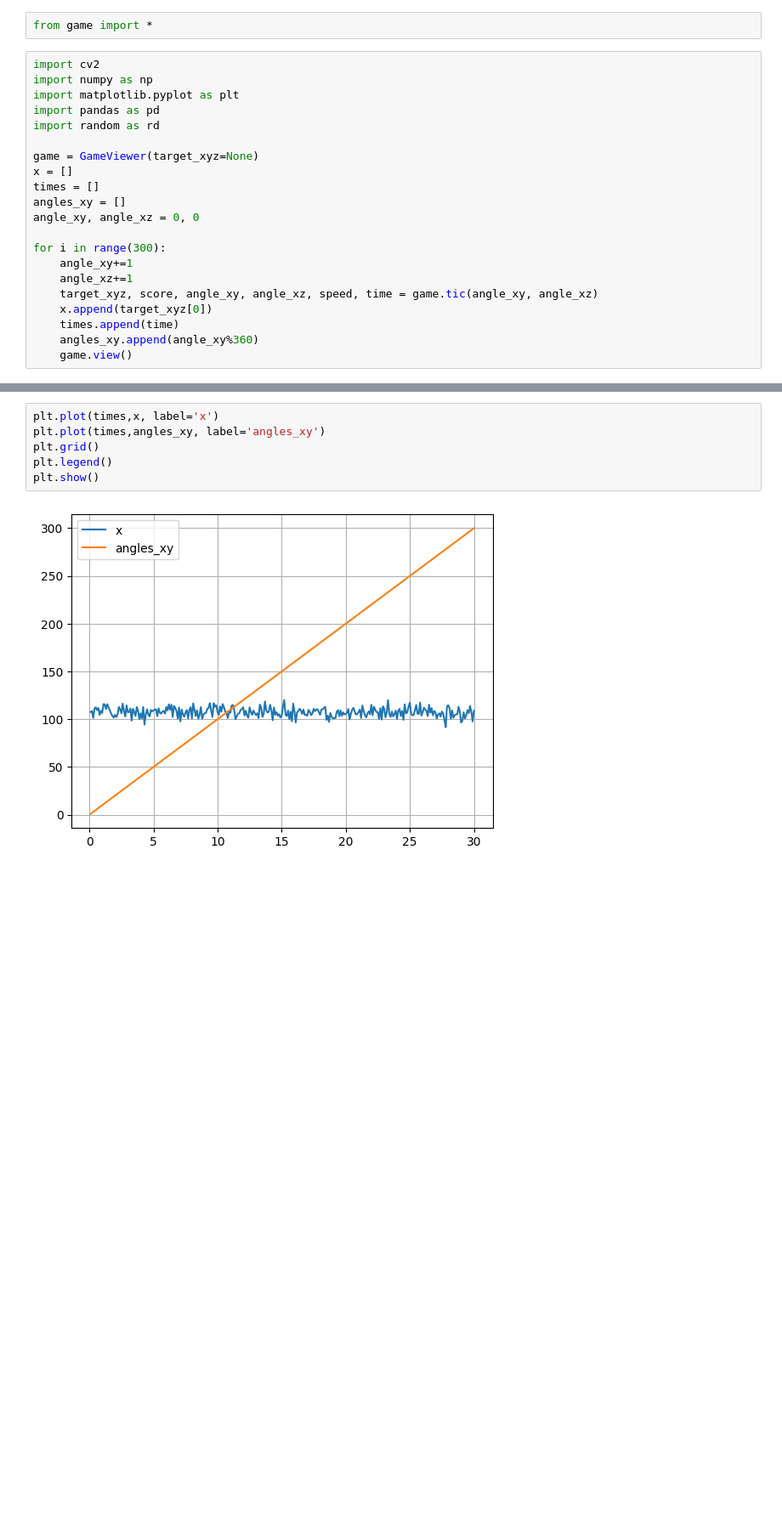
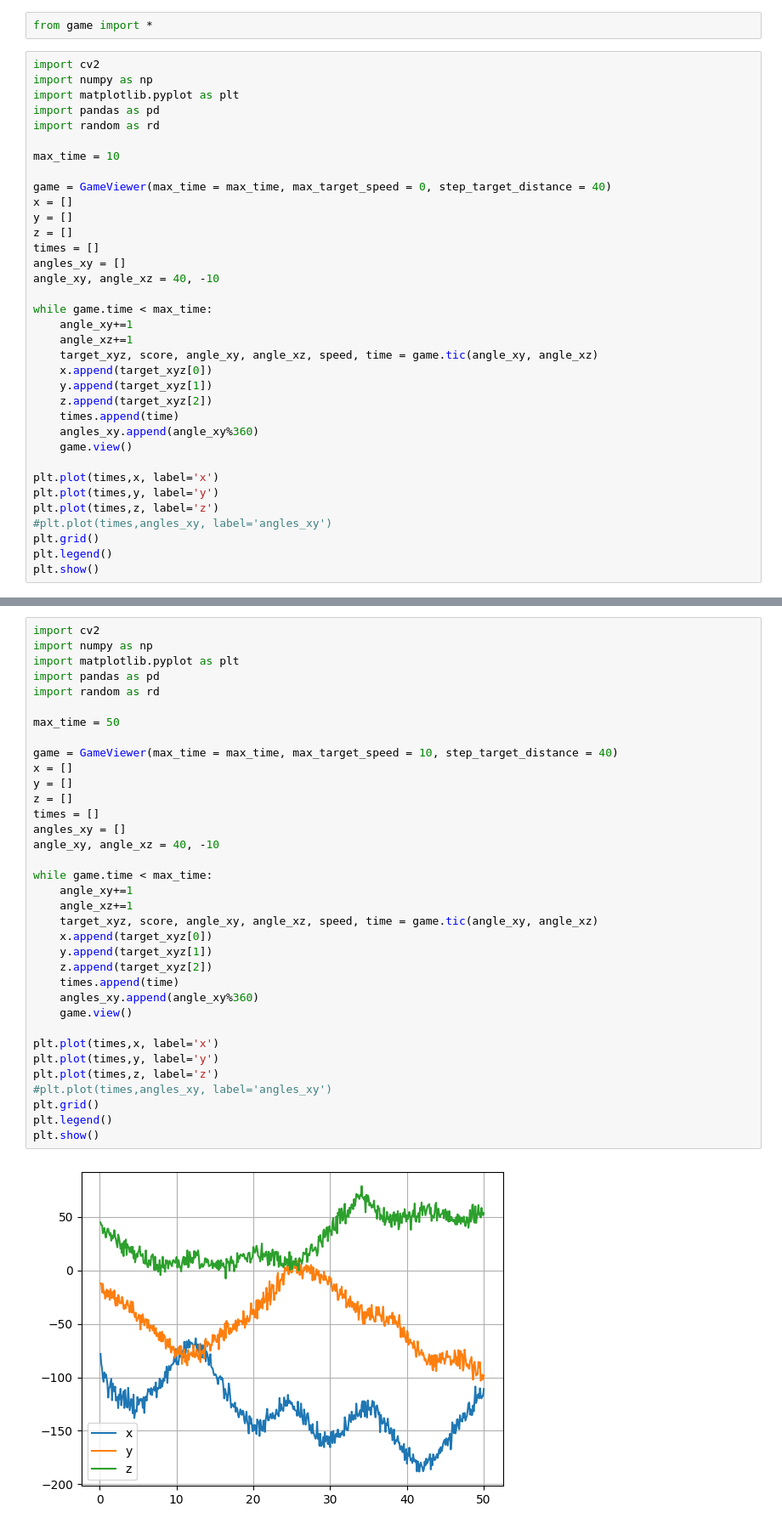
Before and after one commit to Akuva2001/MOU-Game-WaterGun, a Jupyter notebook: MOUGAME.ipynb, the cells around one changed output, grey strips where cells are left out. Shown at 85% size. Saved outputs shown, nothing was run; the diff lists cells and outputs as text; blank space fills up the shorter version.

Commit message:
target movement added

```diff
--- a/MOUGAME.ipynb
+++ b/MOUGAME.ipynb
@@ -7,17 +7,31 @@ import matplotlib.pyplot as plt
 import pandas as pd
 import random as rd
 
-game = GameViewer(target_xyz=None)
+max_time = 10
+
+game = GameViewer(max_time = max_time, max_target_speed = 0, step_target_distance = 40)
 x = []
+y = []
+z = []
 times = []
 angles_xy = []
-angle_xy, angle_xz = 0, 0
+angle_xy, angle_xz = 40, -10
 
-for i in range(300):
+while game.time < max_time:
     angle_xy+=1
     angle_xz+=1
     target_xyz, score, angle_xy, angle_xz, speed, time = game.tic(angle_xy, angle_xz)
     x.append(target_xyz[0])
+    y.append(target_xyz[1])
+    z.append(target_xyz[2])
     times.append(time)
     angles_xy.append(angle_xy%360)
     game.view()
+
+plt.plot(times,x, label='x')
+plt.plot(times,y, label='y')
+plt.plot(times,z, label='z')
+#plt.plot(times,angles_xy, label='angles_xy')
+plt.grid()
+plt.legend()
+plt.show()
@@ -24,8 +40,37 @@ for i in range(300):
 # %%
+import cv2
+import numpy as np
+import matplotlib.pyplot as plt
+import pandas as pd
+import random as rd
+
+max_time = 50
+
+game = GameViewer(max_time = max_time, max_target_speed = 10, step_target_distance = 40)
+x = []
+y = []
+z = []
+times = []
+angles_xy = []
+angle_xy, angle_xz = 40, -10
+
+while game.time < max_time:
+    angle_xy+=1
+    angle_xz+=1
+    target_xyz, score, angle_xy, angle_xz, speed, time = game.tic(angle_xy, angle_xz)
+    x.append(target_xyz[0])
+    y.append(target_xyz[1])
+    z.append(target_xyz[2])
+    times.append(time)
+    angles_xy.append(angle_xy%360)
+    game.view()
+
 plt.plot(times,x, label='x')
-plt.plot(times,angles_xy, label='angles_xy')
+plt.plot(times,y, label='y')
+plt.plot(times,z, label='z')
+#plt.plot(times,angles_xy, label='angles_xy')
 plt.grid()
 plt.legend()
 plt.show()
 # %% [output]
-[figure, old version]
+[figure, new version]
```
Also changed, not shown: parts of 4 cells of this notebook, 1 other file.
